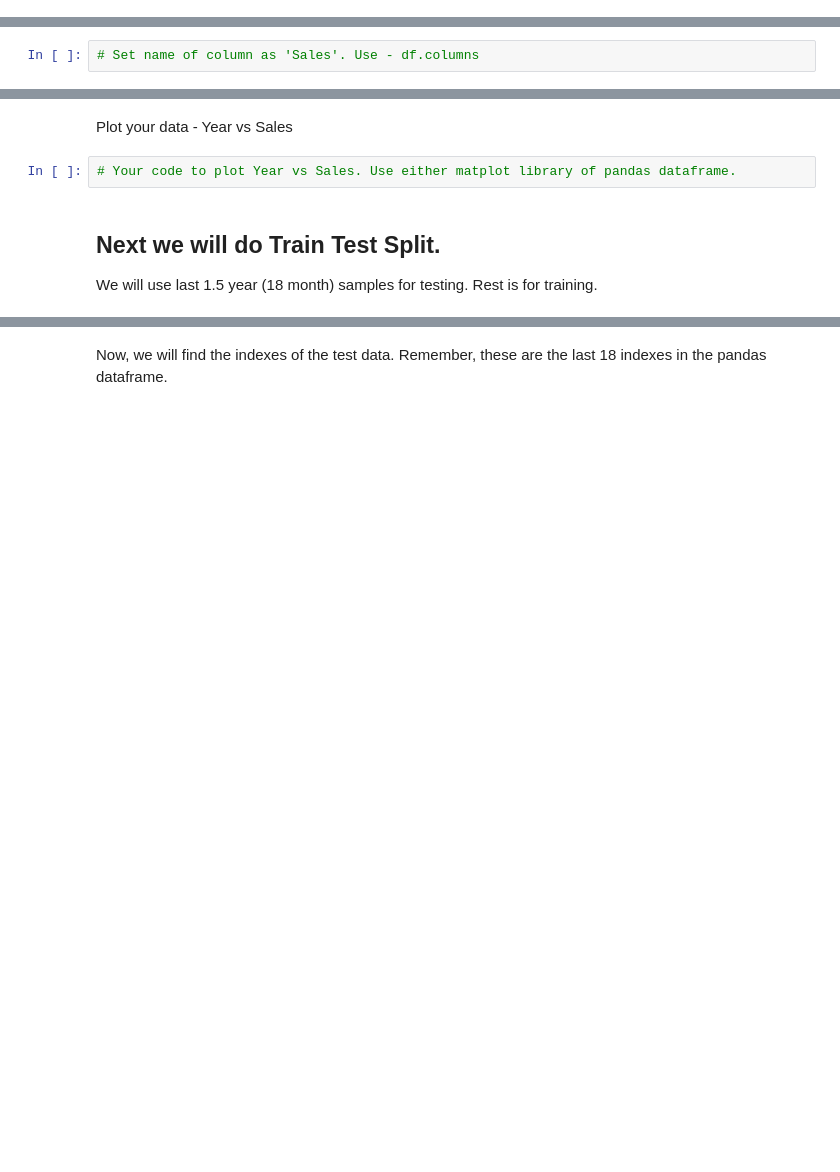
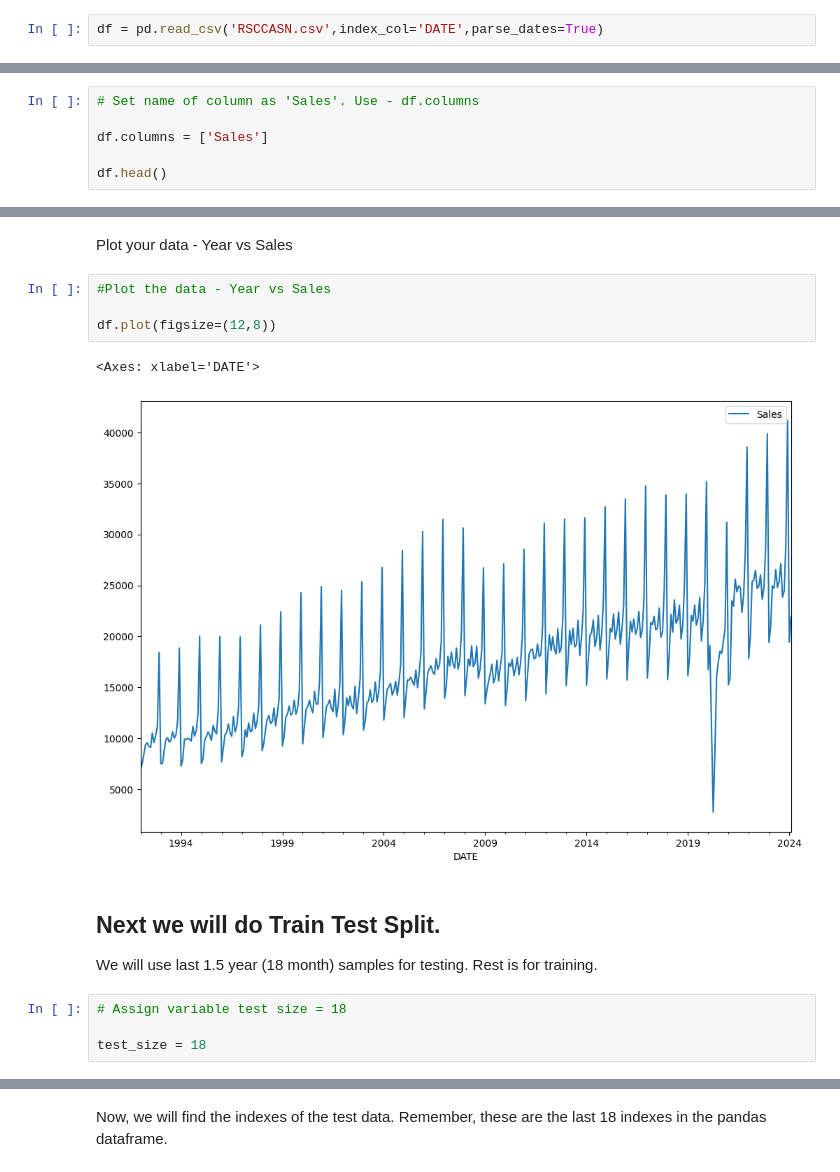
Before and after one commit to atabekdemurtaza/Neural-Computing-and-Deep-Learning-2023-MOD006568-TRI2-F01CAM-, a Jupyter notebook: week-6/Week_6_Recurent_Neural_Network.ipynb, the cells around one changed output, grey strips where cells are left out. Saved outputs shown, nothing was run; the diff lists cells and outputs as text; blank space fills up the shorter version.

```diff
--- a/week-6/Week_6_Recurent_Neural_Network.ipynb
+++ b/week-6/Week_6_Recurent_Neural_Network.ipynb
@@ -36,3 +34,5 @@ https://fred.stlouisfed.org/series/RSCCASN
+# %%
+df = pd.read_csv('RSCCASN.csv',index_col='DATE',parse_dates=True)
 # %% [markdown]
 Does the sales column has any name?
 
@@ -40,2 +50,6 @@ If no, set the name of the colum as 'Sales'.
 # %%
 # Set name of column as 'Sales'. Use - df.columns
+
+df.columns = ['Sales']
+
+df.head()
@@ -42,8 +64,17 @@ If no, set the name of the colum as 'Sales'.
 # %% [markdown]
 Plot your data - Year vs Sales
-# %%
-# Your code to plot Year vs Sales. Use either matplot library of pandas dataframe.
+# %%
+#Plot the data - Year vs Sales
+
+df.plot(figsize=(12,8))
+# %% [output]
+<Axes: xlabel='DATE'>
+[figure, added]
 # %% [markdown]
 ## Next we will do Train Test Split.
 
 We will use last 1.5 year (18 month) samples for testing. Rest is for training.
+# %%
+# Assign variable test size = 18
+
+test_size = 18
```
Also changed, not shown: parts of 56 cells of this notebook, 3 other files.
